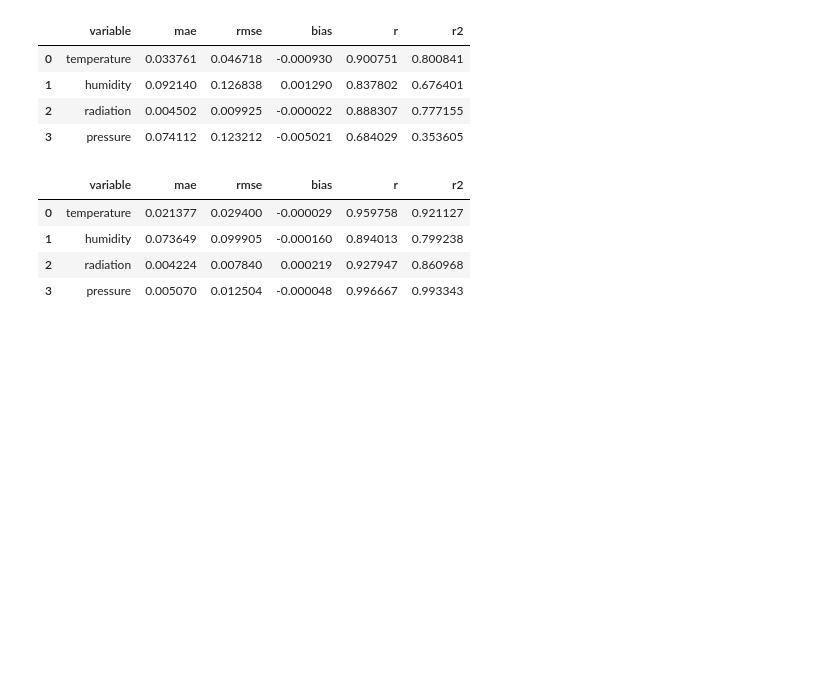
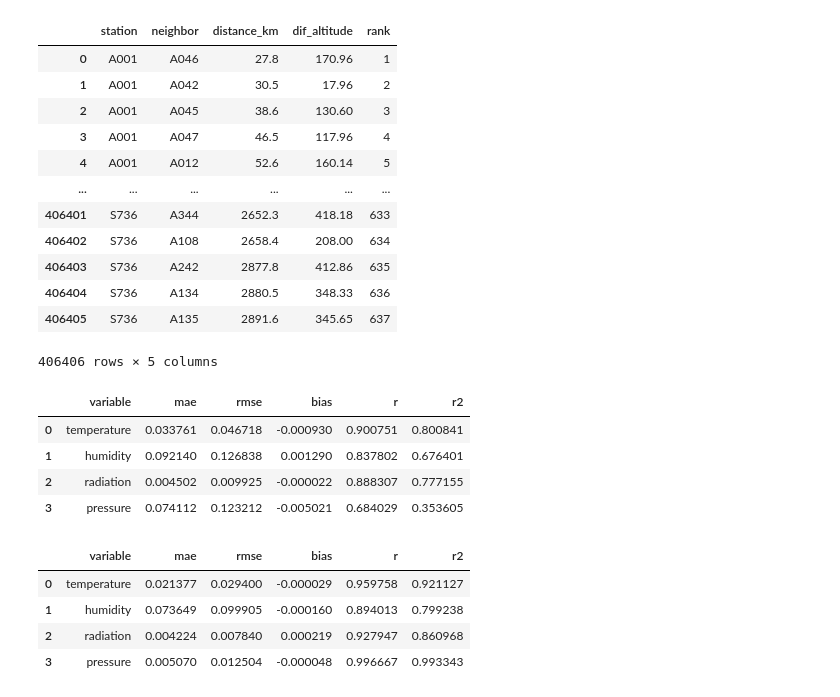
Before and after one commit to NortonRicardo/analysis-climate-, a Jupyter notebook: main.ipynb, the cells around one changed output. Cells and saved outputs as stored; diff of their text form; code cells hidden in the pictures; blank space fills up the shorter version.

```diff
--- a/main.ipynb
+++ b/main.ipynb
@@ -4,6 +4,22 @@ pd.set_option('display.max_columns', None)
 PATH = './data_train/temperature/anos/2002.parquet'
 PATH_SAVE = './data_train/temperature/anos/2002.csv'
 PATH_STATIONS = './data/station.parquet'
+# %%
+pd.read_parquet('data/train/station_neighbors.parquet')
+# %% [output]
+|  | station | neighbor | distance_km | dif_altitude | rank |
+| 0 | A001 | A046 | 27.8 | 170.96 | 1 |
+| 1 | A001 | A042 | 30.5 | 17.96 | 2 |
+| 2 | A001 | A045 | 38.6 | 130.60 | 3 |
+| 3 | A001 | A047 | 46.5 | 117.96 | 4 |
+| 4 | A001 | A012 | 52.6 | 160.14 | 5 |
+| ... | ... | ... | ... | ... | ... |
+| 406401 | S736 | A344 | 2652.3 | 418.18 | 633 |
+| 406402 | S736 | A108 | 2658.4 | 208.00 | 634 |
+| 406403 | S736 | A242 | 2877.8 | 412.86 | 635 |
+| 406404 | S736 | A134 | 2880.5 | 348.33 | 636 |
+| 406405 | S736 | A135 | 2891.6 | 345.65 | 637 |
+406406 rows × 5 columns
 # %%
 cols = ["variable", "mae", "rmse", "bias", "r", "r2"]
 result_linear_regression = pd.read_csv('train/linear_regression/results/linear_regression_metrics.csv')[cols]
```
Also changed, not shown: 28 other files.
